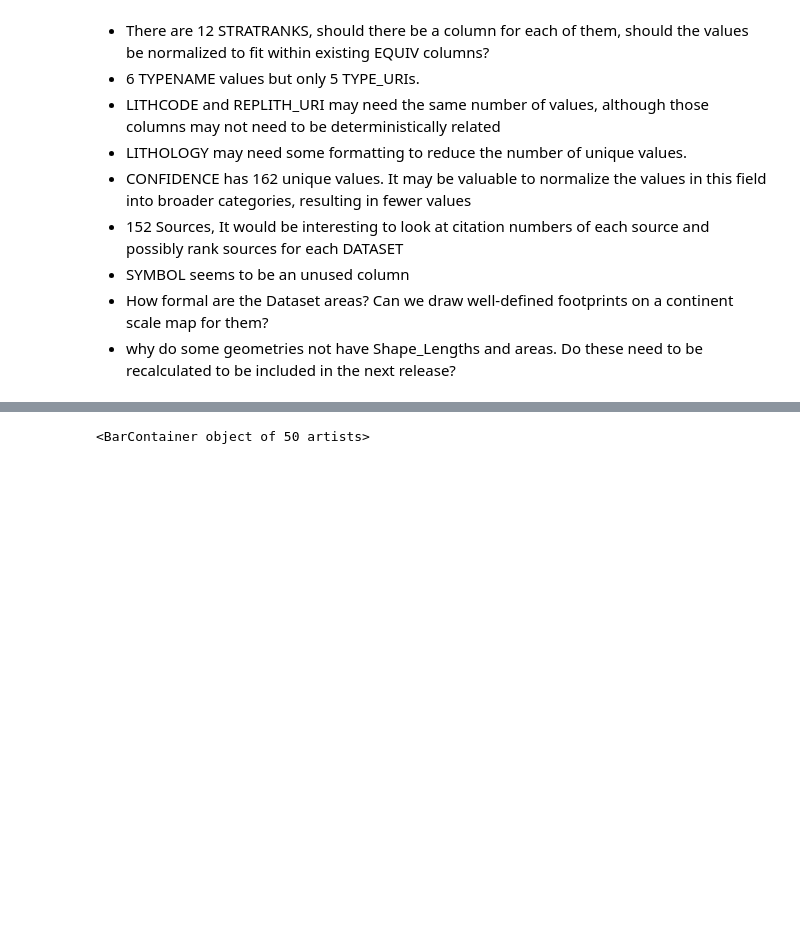
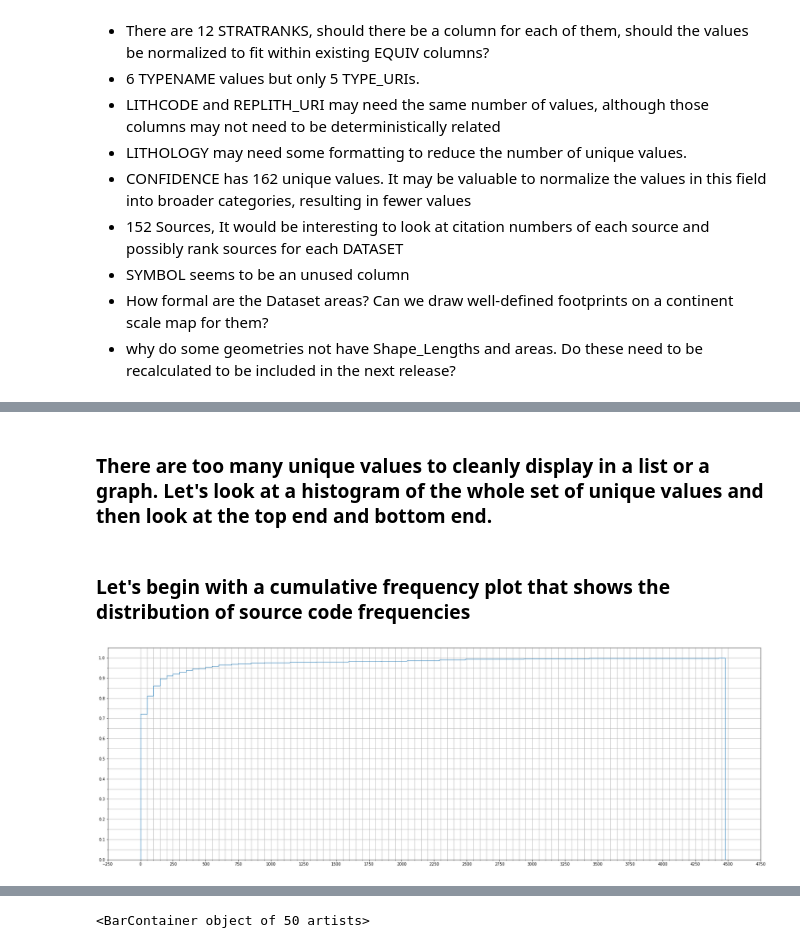
Before and after one commit to selkind/GeoMap, a Jupyter notebook: scratch.ipynb, the cells around one changed output, grey strips where cells are left out. Drawn from its saved outputs; the diff is of its cells as text; code cells hidden in the pictures; blank space fills up the shorter version.

Commit message:
cumulative frequency chart added. prelim discussion done

```diff
--- a/scratch.ipynb
+++ b/scratch.ipynb
@@ -67,0 +89,21 @@ display(nunique_cols)
+# %% [markdown]
+### There are too many unique values to cleanly display in a list or a graph. Let's look at a histogram of the whole set of unique values and then look at the top end and bottom end.
+# %% [markdown]
+### Let's begin with a cumulative frequency plot that shows the distribution of source code frequencies
+# %%
+fig, ax = plt.subplots(1,1, figsize=(30, 10))
+
+counts_hist = counts.hist(cumulative=True, density=1, bins=90, ax=ax, histtype="step")
+minor_x_ticks = np.arange(0, 4500, 50)
+major_x_ticks = np.arange(-250, 5000, 250)
+ax.set_xticks(major_x_ticks, minor=False)
+ax.set_xticks(minor_x_ticks, minor=True)
+ax.xaxis.grid(True, which='minor')
+
+major_y_ticks = np.arange(0, 1.1, 0.1)
+minor_y_ticks = np.arange(0, 1, 0.05)
+ax.set_yticks(major_y_ticks, minor=False)
+ax.set_yticks(minor_y_ticks, minor=True)
+ax.yaxis.grid(True, which='minor')
+# %% [output]
+[figure, added]
```
Also changed, not shown: parts of 8 cells of this notebook.
